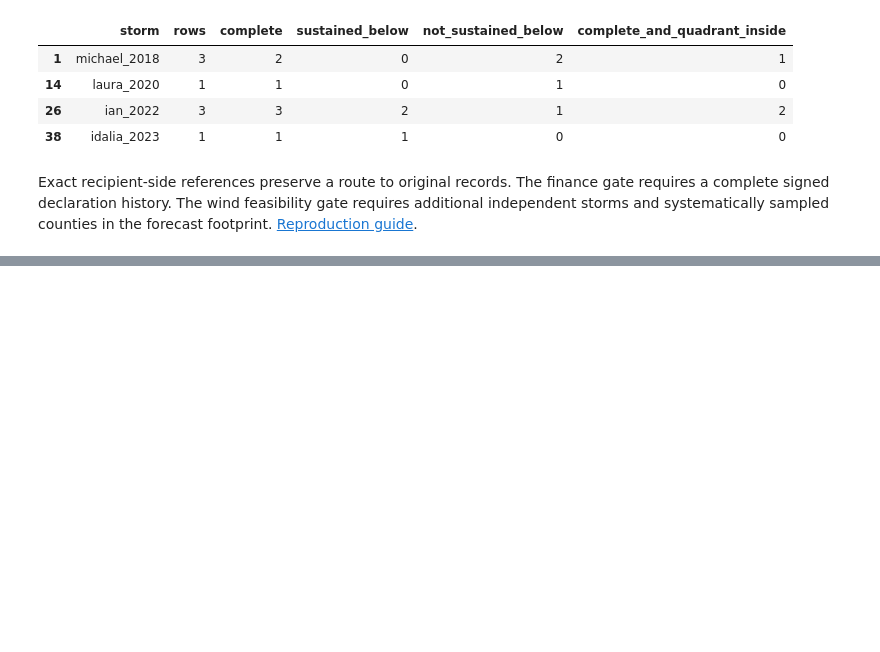
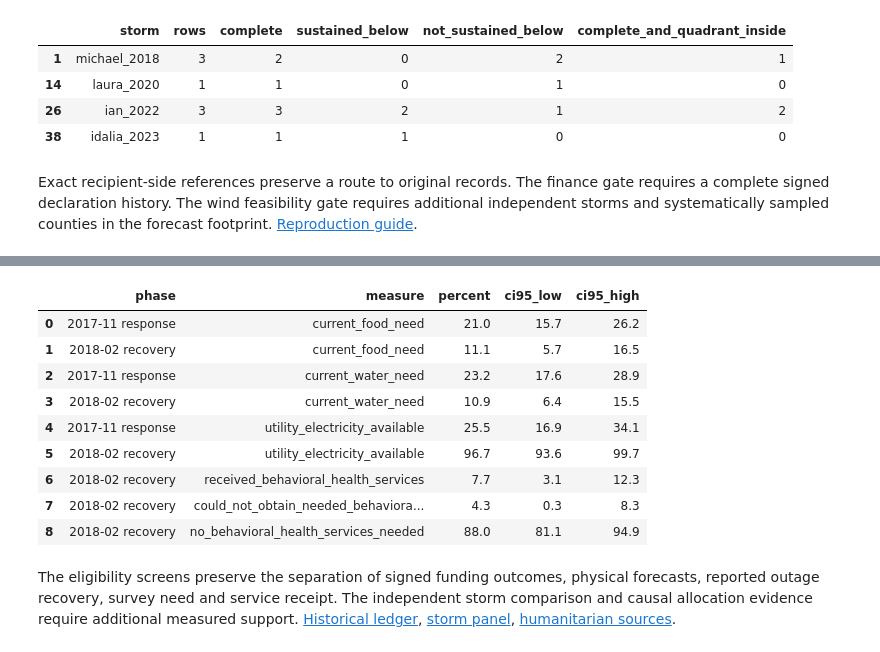
Before and after one commit to leonmarienga/ML-thesis, a Jupyter notebook: research/THESIS_REPRODUCTION.ipynb, the cells around one changed output, grey strips where cells are left out. Cells and saved outputs as stored; diff of their text form; code cells hidden in the pictures; blank space fills up the shorter version.

Commit message:
Integrate Batch 10 evidence, research backlog, and offline replay

```diff
--- a/research/THESIS_REPRODUCTION.ipynb
+++ b/research/THESIS_REPRODUCTION.ipynb
@@ -832,0 +837,12 @@ Exact recipient-side references preserve a route to original records. The financ
+# %%
+from pathlib import Path
+import pandas as pd
+
+continuous = Path("research/continuous")
+if not continuous.exists():
+    continuous = Path("continuous")
+
+legacy = continuous / "legacy_ledger_gate/results"
+ledger = pd.read_csv(legacy / "gate_summary.csv")
+assert ledger.eligible_new_elapsed_labels.item() == 0
+ledger[["legacy_declarations_checked", "legacy_actions", "control_actions", "control_negative_actions"]]
@@ -832,0 +867,6 @@ Exact recipient-side references preserve a route to original records. The financ
+# %%
+humanitarian = continuous / "humanitarian_source/results"
+hps = pd.read_csv(humanitarian / "hps_summary.csv")
+assert set(hps.week) == {52, 61, 62}
+hps.query('region == "US"')[["week", "displaced_any_prior_year", "displaced_hurricane_prior_year",
+                            "food_shortage_share_of_displaced", "water_shortage_share_of_displaced"]].round(3)
@@ -832,0 +878,16 @@ Exact recipient-side references preserve a route to original records. The financ
+# %%
+casper = pd.read_csv(humanitarian / "casper_published_estimates.csv")
+casper[["phase", "measure", "percent", "ci95_low", "ci95_high"]]
+# %% [output]
+|  | phase | measure | percent | ci95_low | ci95_high |
+| 0 | 2017-11 response | current_food_need | 21.0 | 15.7 | 26.2 |
+| 1 | 2018-02 recovery | current_food_need | 11.1 | 5.7 | 16.5 |
+| 2 | 2017-11 response | current_water_need | 23.2 | 17.6 | 28.9 |
+| 3 | 2018-02 recovery | current_water_need | 10.9 | 6.4 | 15.5 |
+| 4 | 2017-11 response | utility_electricity_available | 25.5 | 16.9 | 34.1 |
+| 5 | 2018-02 recovery | utility_electricity_available | 96.7 | 93.6 | 99.7 |
+| 6 | 2018-02 recovery | received_behavioral_health_services | 7.7 | 3.1 | 12.3 |
+| 7 | 2018-02 recovery | could_not_obtain_needed_behaviora... | 4.3 | 0.3 | 8.3 |
+| 8 | 2018-02 recovery | no_behavioral_health_services_needed | 88.0 | 81.1 | 94.9 |
+# %% [markdown]
+The eligibility screens preserve the separation of signed funding outcomes, physical forecasts, reported outage recovery, survey need and service receipt. The independent storm comparison and causal allocation evidence require additional measured support. [Historical ledger](continuous/legacy_ledger_gate/REPORT.md), [storm panel](continuous/storm_outage_panel/REPORT.md), [humanitarian sources](continuous/humanitarian_source/REPORT.md).
```
Also changed, not shown: parts of 4 cells of this notebook, 12 other files.
